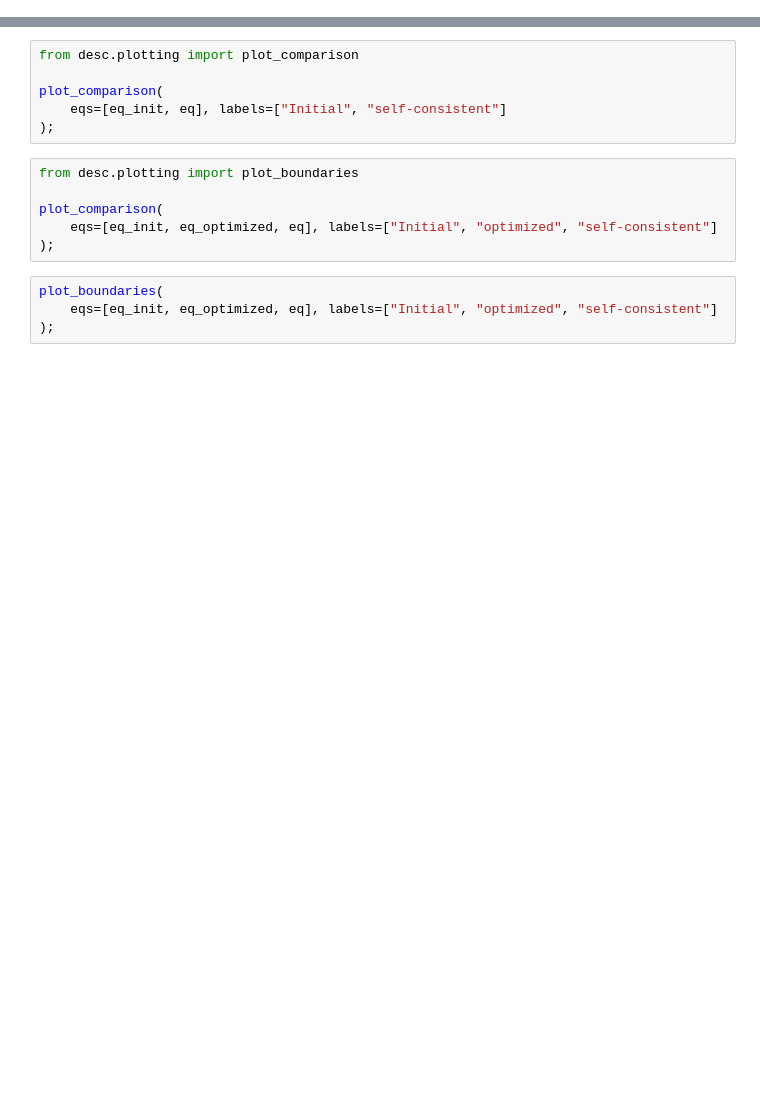
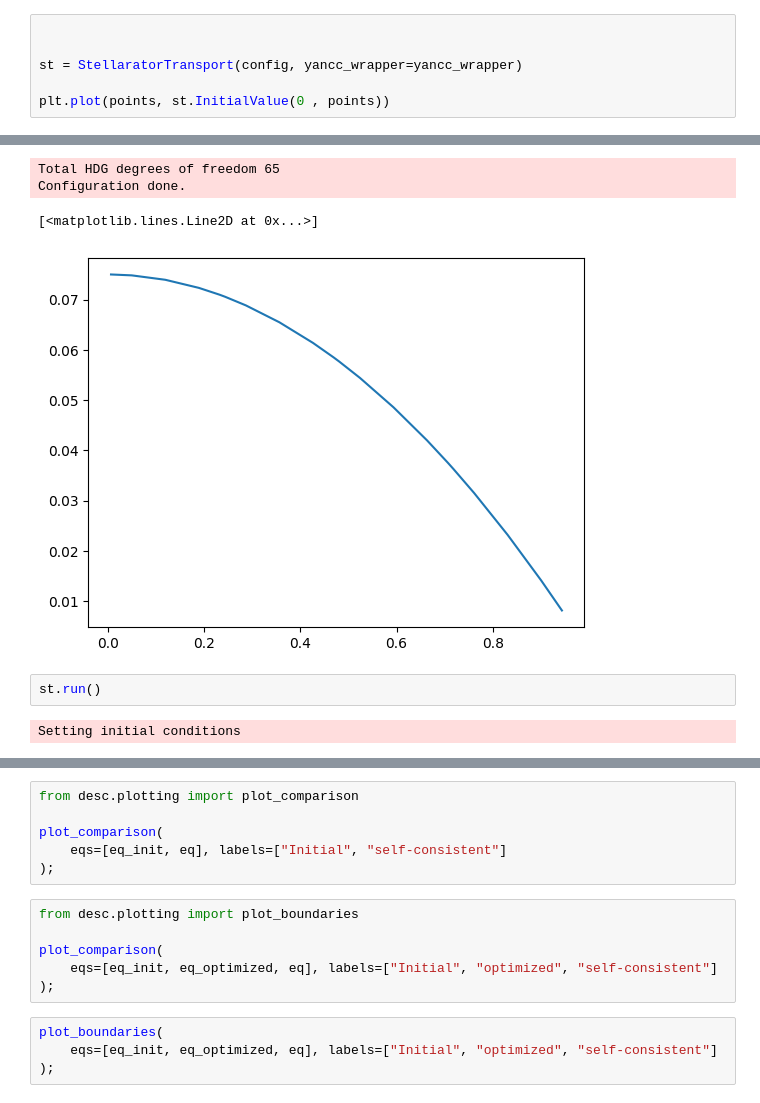
Before and after one commit to ianabel/MaNTA, a Jupyter notebook: python/desc_optimize.ipynb, the cells around one changed output, grey strips where cells are left out. Drawn from its saved outputs; the diff is of its cells as text; blank space fills up the shorter version.

```diff
--- a/python/desc_optimize.ipynb
+++ b/python/desc_optimize.ipynb
@@ -378,0 +144,7 @@ plot_comparison(
+# %%
+
+
+st = StellaratorTransport(config, yancc_wrapper=yancc_wrapper)
+
+plt.plot(points, st.InitialValue(0 , points))
+# %% [output]
@@ -378,0 +153,8 @@ plot_comparison(
+Total HDG degrees of freedom 65
+Configuration done.
+[<matplotlib.lines.Line2D at 0x...>]
+[figure, added]
+# %%
+st.run()
+# %% [output]
+Setting initial conditions
```
Also changed, not shown: parts of 18 cells of this notebook, 33 other files.
